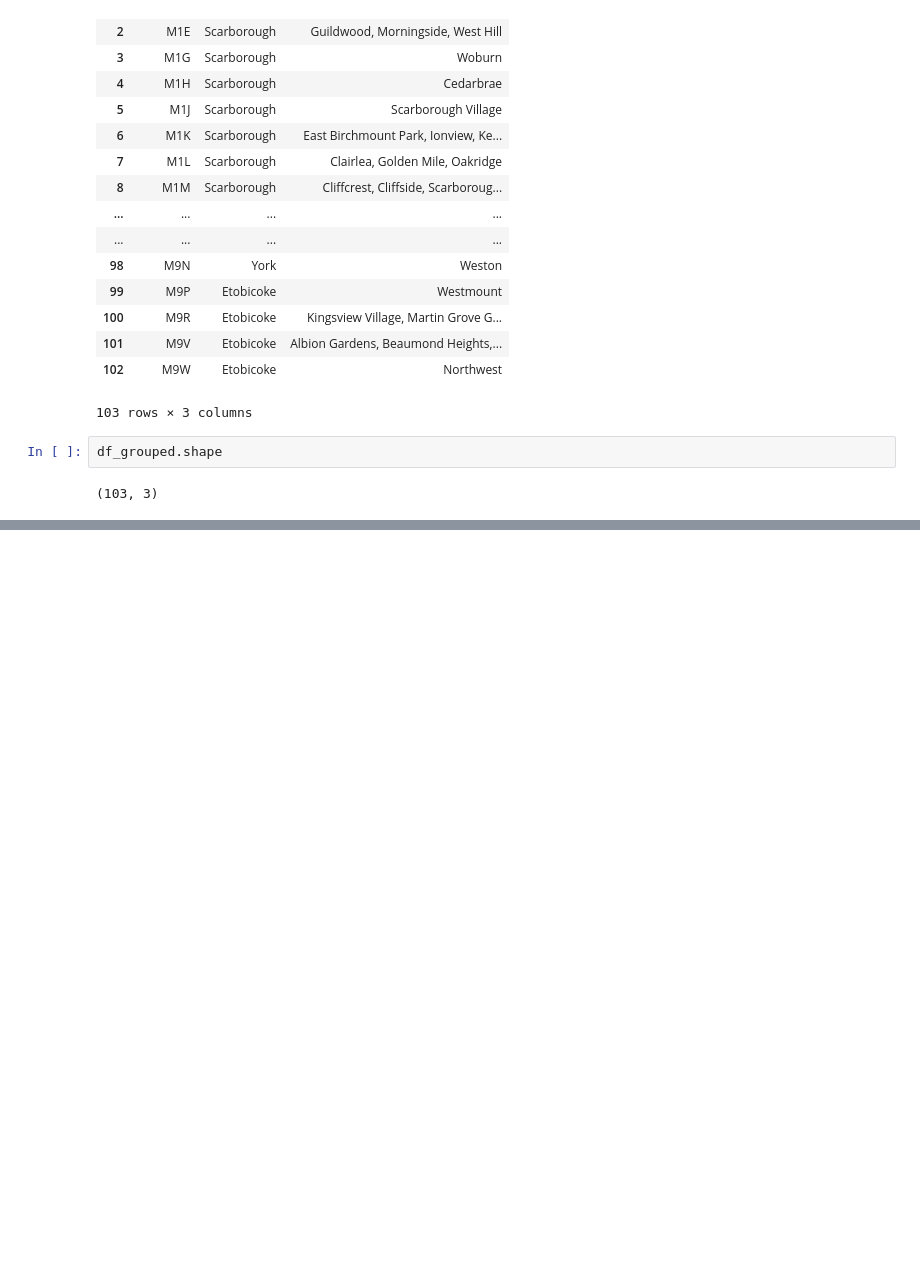
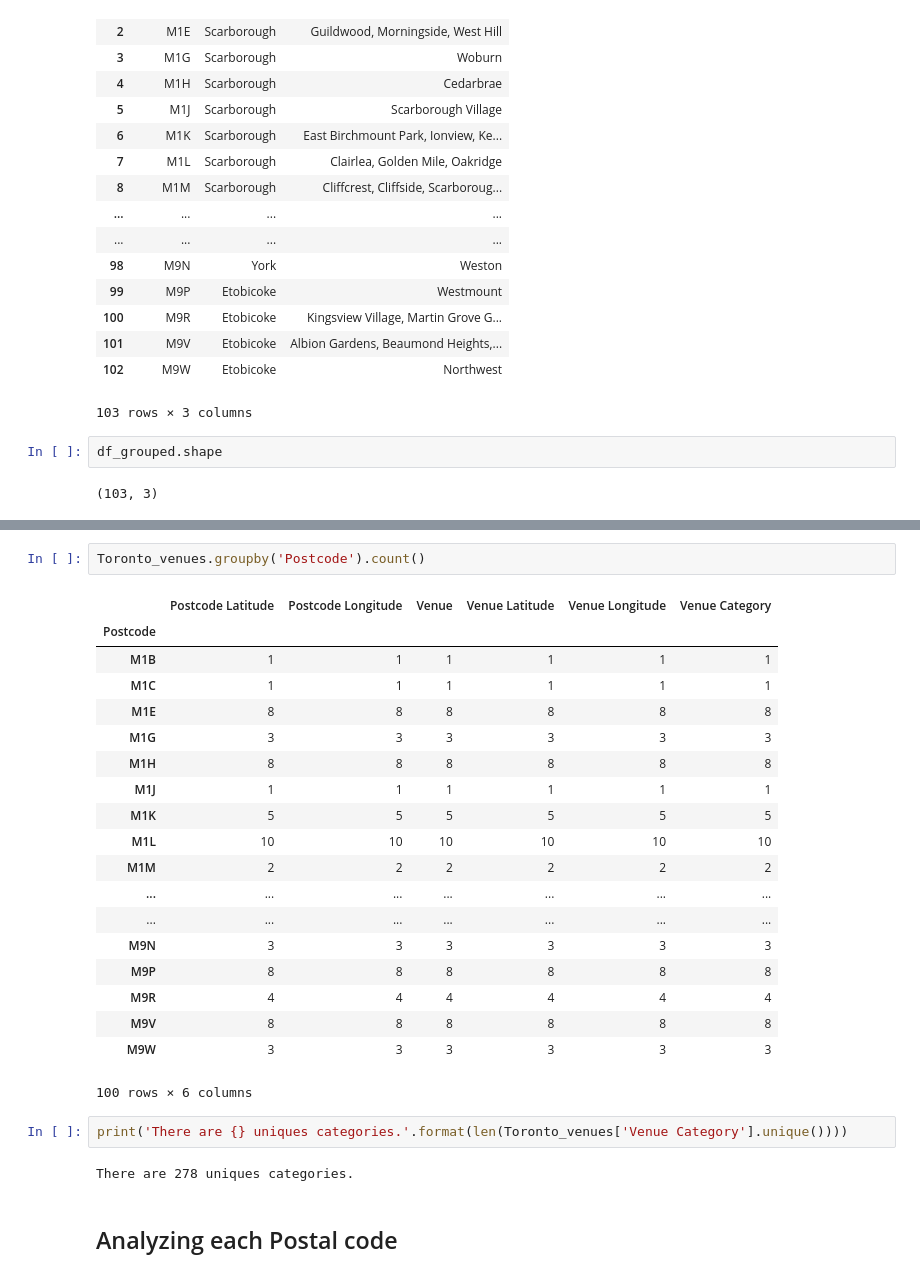
Before and after one commit to IrvinGuzGlz/Coursera_Capstone, a Jupyter notebook: FinalProject_Coursera.ipynb, the cells around one changed output, grey strips where cells are left out. Saved outputs shown, nothing was run; the diff lists cells and outputs as text; blank space fills up the shorter version.

```diff
--- a/FinalProject_Coursera.ipynb
+++ b/FinalProject_Coursera.ipynb
@@ -94,0 +363,28 @@ df_grouped.shape
+# %%
+Toronto_venues.groupby('Postcode').count()
+# %% [output]
+|  | Postcode Latitude | Postcode Longitude | Venue | Venue Latitude | Venue Longitude | Venue Category |
+| Postcode |  |  |  |  |  |  |
+| M1B | 1 | 1 | 1 | 1 | 1 | 1 |
+| M1C | 1 | 1 | 1 | 1 | 1 | 1 |
+| M1E | 8 | 8 | 8 | 8 | 8 | 8 |
+| M1G | 3 | 3 | 3 | 3 | 3 | 3 |
+| M1H | 8 | 8 | 8 | 8 | 8 | 8 |
+| M1J | 1 | 1 | 1 | 1 | 1 | 1 |
+| M1K | 5 | 5 | 5 | 5 | 5 | 5 |
+| M1L | 10 | 10 | 10 | 10 | 10 | 10 |
+| M1M | 2 | 2 | 2 | 2 | 2 | 2 |
+| ... | ... | ... | ... | ... | ... | ... |
+| ... | ... | ... | ... | ... | ... | ... |
+| M9N | 3 | 3 | 3 | 3 | 3 | 3 |
+| M9P | 8 | 8 | 8 | 8 | 8 | 8 |
+| M9R | 4 | 4 | 4 | 4 | 4 | 4 |
+| M9V | 8 | 8 | 8 | 8 | 8 | 8 |
+| M9W | 3 | 3 | 3 | 3 | 3 | 3 |
+100 rows × 6 columns
+# %%
+print('There are {} uniques categories.'.format(len(Toronto_venues['Venue Category'].unique())))
+# %% [output]
+There are 278 uniques categories.
+# %% [markdown]
+## Analyzing each Postal code
```
Also changed, not shown: parts of 51 cells of this notebook.
